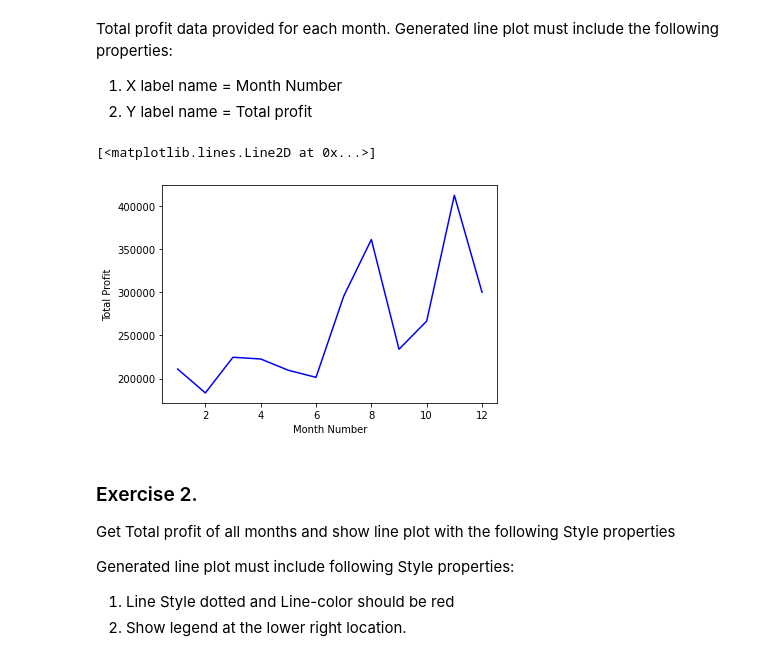
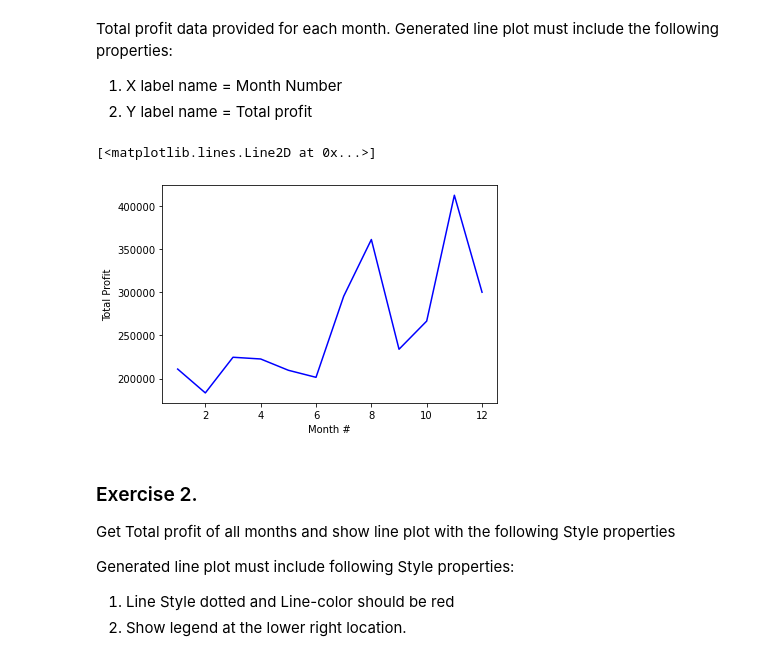
Before and after one commit to straightupcoding/Tech-Talent-South-Repository, a Jupyter notebook: Python_1/TTS.DS.06.2021/17-Exercises.ipynb, the cells around one changed output. Drawn from its saved outputs; the diff is of its cells as text; code cells hidden in the pictures.

```diff
--- a/Python_1/TTS.DS.06.2021/17-Exercises.ipynb
+++ b/Python_1/TTS.DS.06.2021/17-Exercises.ipynb
@@ -43,15 +43,15 @@ Total profit data provided for each month. Generated line plot must include the
 # %%
 import matplotlib.pyplot as plt
 import pandas as pd
 import numpy as np
 data = pd.read_csv(r"C:\Users\aguan\Documents\company_sales_data.csv")
 
-plt.xlabel('Month Number')
+plt.xlabel('Month #')
 plt.ylabel('Total Profit')
 plt.plot(data["month_number"], data["total_profit"], "b")
 # %% [output]
 [<matplotlib.lines.Line2D at 0x...>]
-[figure, old version]
+[figure, new version]
 # %% [markdown]
 ### Exercise 2.
 
```
Also changed, not shown: parts of 4 cells of this notebook.
